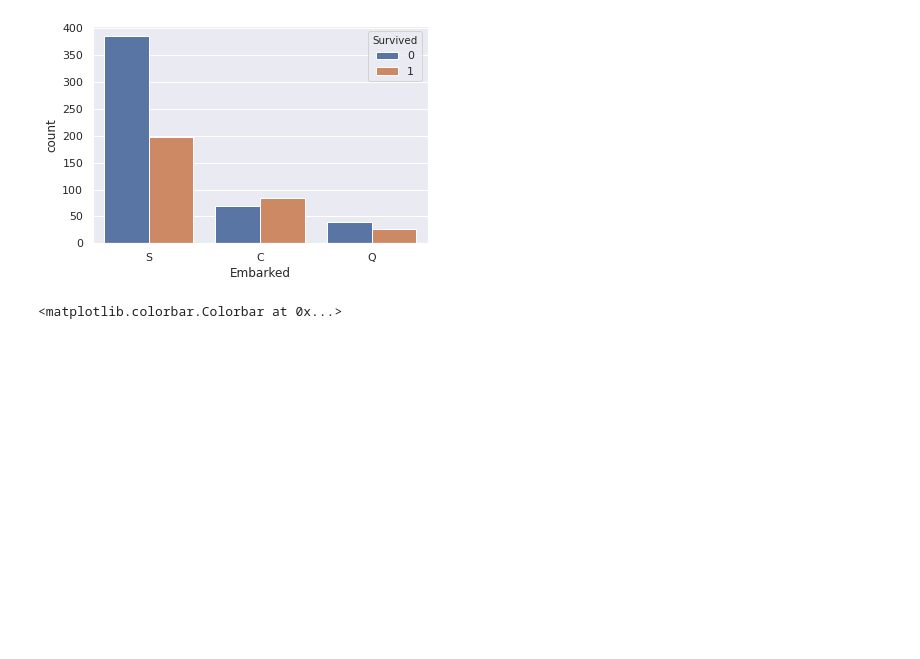
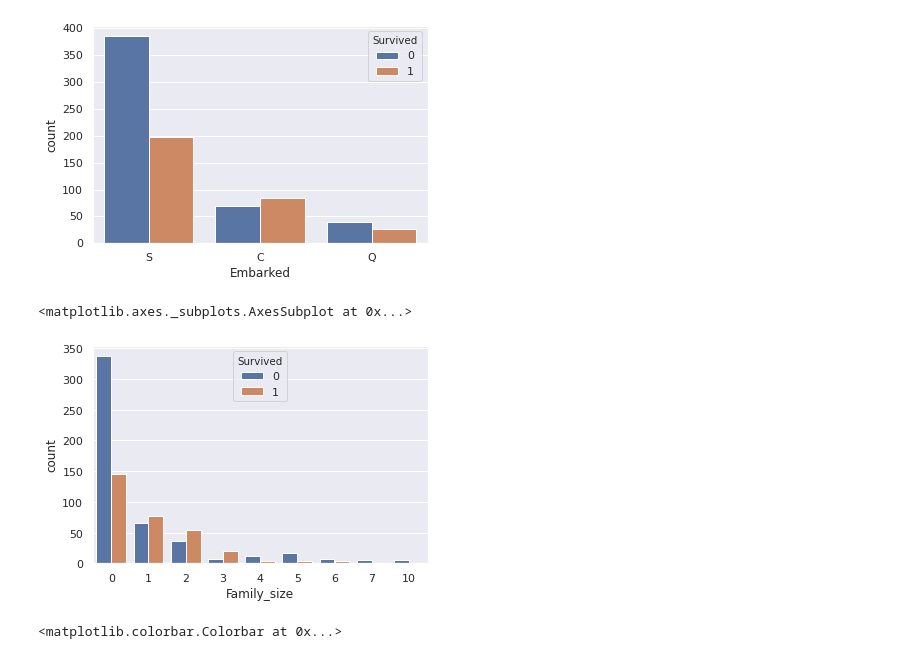
Before and after one commit to mafleischer/kaggle-titanic, a Jupyter notebook: titanic_explain.ipynb, the cells around one changed output. Saved outputs shown, nothing was run; the diff lists cells and outputs as text; code cells hidden in the pictures; blank space fills up the shorter version.

```diff
--- a/titanic_explain.ipynb
+++ b/titanic_explain.ipynb
@@ -324,6 +259,11 @@ sns.countplot(strat_train.Embarked, hue=strat_train.Survived)
 # %% [output]
 <matplotlib.axes._subplots.AxesSubplot at 0x...>
 [figure]
+# %%
+sns.countplot(strat_train.Family_size, hue=strat_train.Survived)
+# %% [output]
+<matplotlib.axes._subplots.AxesSubplot at 0x...>
+[figure, added]
 # %%
 fig, ax = plt.subplots(1, 1, figsize=(20,15), subplot_kw={"projection" : "3d"})
 sex_enc = LabelEncoder().fit_transform(strat_train["Sex"])
```
Also changed, not shown: parts of 9 cells of this notebook, 4 other files.
